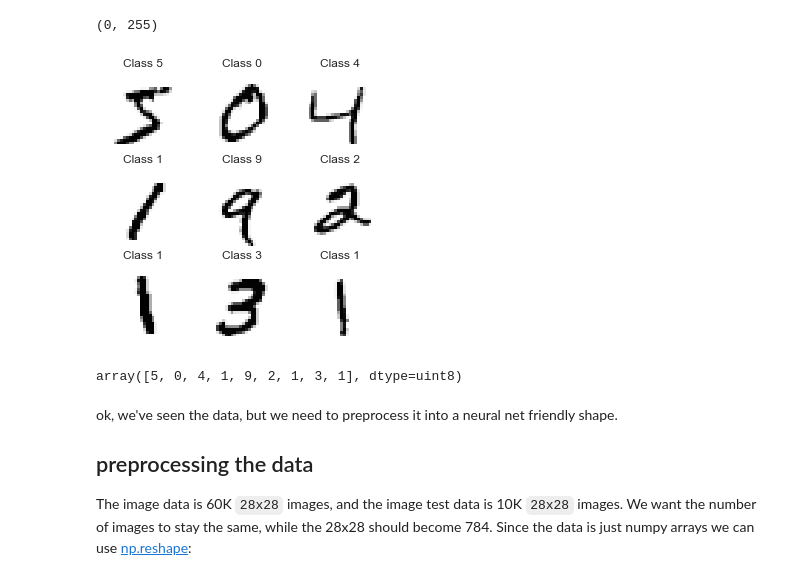
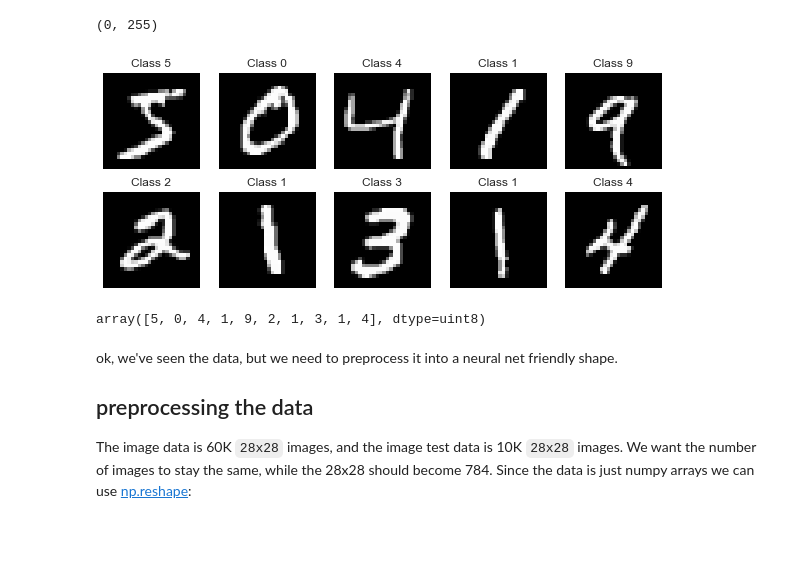
Before and after one commit to khalido/nd101, a Jupyter notebook: mnist_keras_simple.ipynb, the cells around one changed output. Drawn from its saved outputs; the diff is of its cells as text; code cells hidden in the pictures; blank space fills up the shorter version.

Commit message:
added charts

```diff
--- a/mnist_keras_simple.ipynb
+++ b/mnist_keras_simple.ipynb
@@ -42,20 +42,20 @@ x_train.min(), x_train.max()
 # %%
 %matplotlib inline
 import matplotlib.pyplot as plt
 import seaborn as sns
 
-fig, axes = plt.subplots(3,3, figsize=(5,5))
+fig, axes = plt.subplots(2,5, figsize=(10,4))
 
 for i, ax in enumerate(axes.flatten()):
-    ax.imshow(x_train[i])
+    ax.imshow(x_train[i], cmap='gray')
     ax.set_title(f"Class {y_train[i]}")
     ax.set_xticks([]) , ax.set_yticks([])
 # %% [output]
-[figure, old version]
+[figure, new version]
 # %%
-y_train[:9]
+y_train[:10]
 # %% [output]
-array([5, 0, 4, 1, 9, 2, 1, 3, 1], dtype=uint8)
+array([5, 0, 4, 1, 9, 2, 1, 3, 1, 4], dtype=uint8)
 # %% [markdown]
 ok, we've seen the data, but we need to preprocess it into a neural net friendly shape.
 
```
Also changed, not shown: parts of 10 cells of this notebook, 1 other file.
